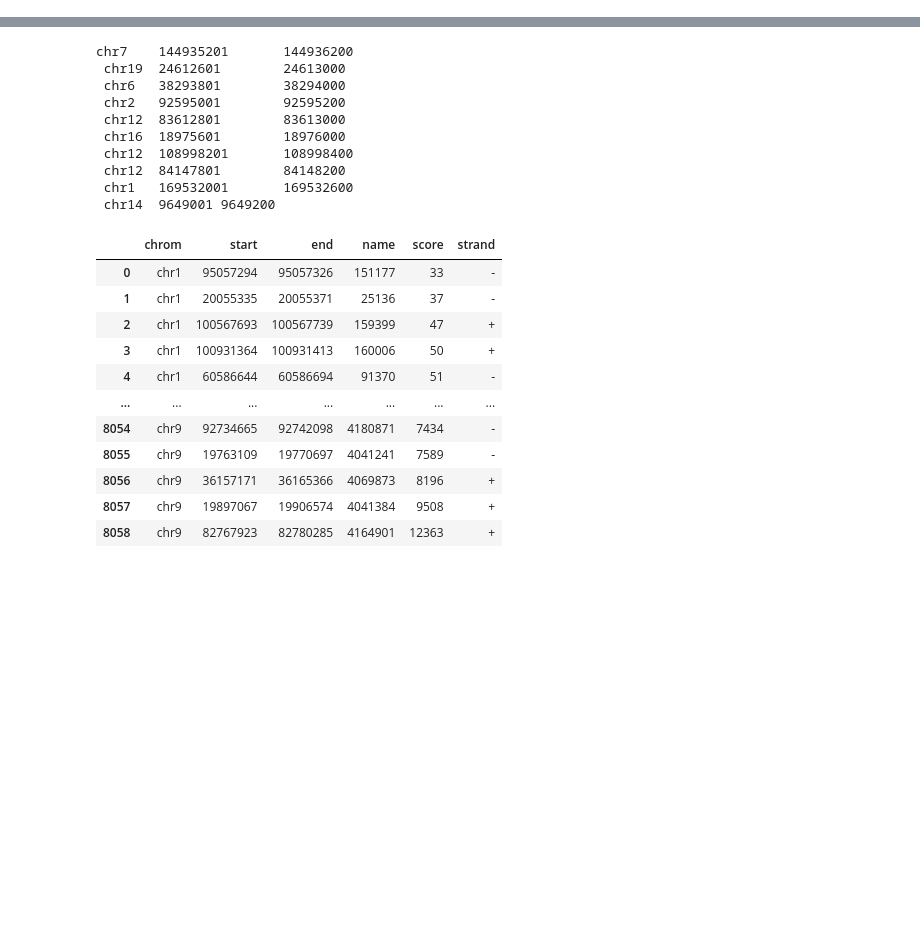
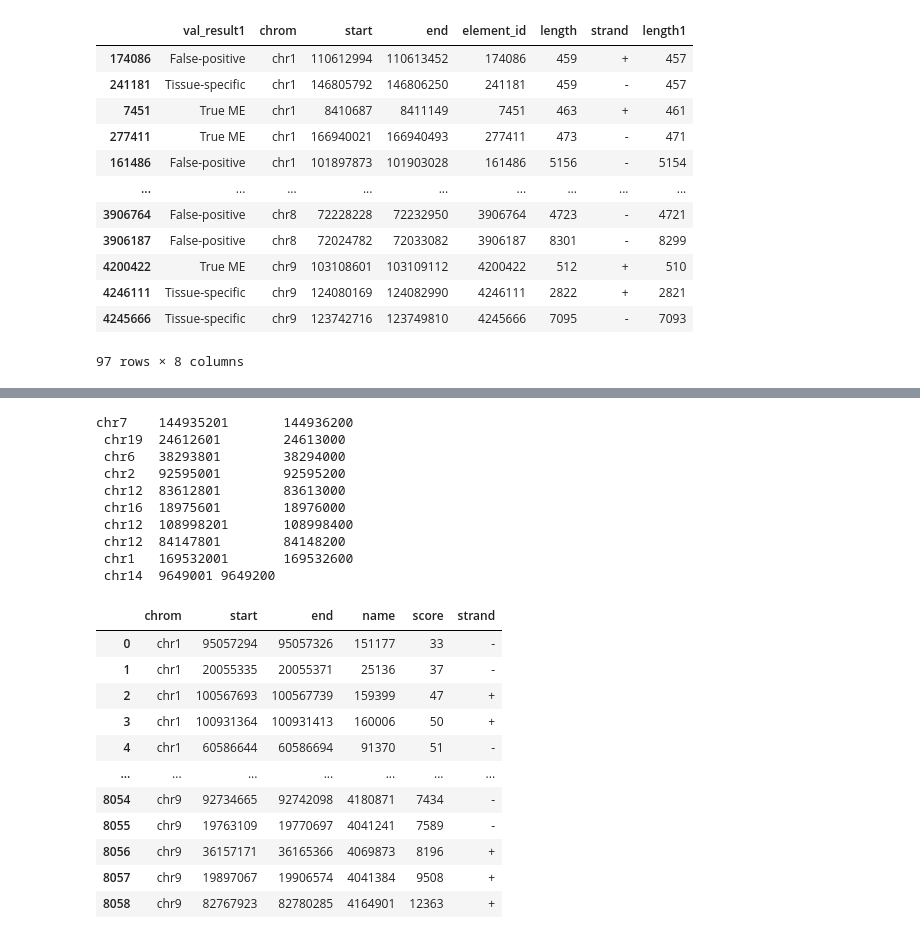
Before and after one commit to ooakley/VMIAP, a Jupyter notebook: Untitled.ipynb, the cells around one changed output, grey strips where cells are left out. Saved outputs shown, nothing was run; the diff lists cells and outputs as text; code cells hidden in the pictures; blank space fills up the shorter version.

```diff
--- a/Untitled.ipynb
+++ b/Untitled.ipynb
@@ -84,0 +10,41 @@ total_df = total_df.apply(check_intersection, axis=1, args=(val_df))
+# %%
+total_iap = pybedtools.BedTool(
+    "data/clean_beds/mm10.IAP.mended.extent.bed")
+validate_iap = pybedtools.BedTool(
+    "data/clean_beds/IAP_validation.July2019.stranded.bed")
+
+total_df = total_iap.to_dataframe()
+val_df = validate_iap.to_dataframe()
+
+val_df = val_df.rename(columns={"name": "strand", "strand": "score", "score": "gene", "itemRgb": "val_result"})
+total_df = total_df.rename(columns={"name": "element_id", "score": "length"})
+
+total_names = list(total_df.columns)
+val_names = list(val_df.columns)
+val_names = [e + "1" for e in val_names]
+col_names = []
+col_names.extend(val_names)
+col_names.extend(total_names)
+col_names.extend(["length1"])
+
+val_id_df = validate_iap.intersect(total_iap, wo=True).to_dataframe(names=col_names)
+val_id_df = val_id_df.drop(columns=val_names[:-1])
+
+total_df.index = total_df["element_id"].astype(int).to_list()
+val_id_df.index = val_id_df["element_id"].astype(int).to_list()
+
+val_id_df
+# %% [output]
+|  | val_result1 | chrom | start | end | element_id | length | strand | length1 |
+| 174086 | False-positive | chr1 | 110612994 | 110613452 | 174086 | 459 | + | 457 |
+| 241181 | Tissue-specific | chr1 | 146805792 | 146806250 | 241181 | 459 | - | 457 |
+| 7451 | True ME | chr1 | 8410687 | 8411149 | 7451 | 463 | + | 461 |
+| 277411 | True ME | chr1 | 166940021 | 166940493 | 277411 | 473 | - | 471 |
+| 161486 | False-positive | chr1 | 101897873 | 101903028 | 161486 | 5156 | - | 5154 |
+| ... | ... | ... | ... | ... | ... | ... | ... | ... |
+| 3906764 | False-positive | chr8 | 72228228 | 72232950 | 3906764 | 4723 | - | 4721 |
+| 3906187 | False-positive | chr8 | 72024782 | 72033082 | 3906187 | 8301 | - | 8299 |
+| 4200422 | True ME | chr9 | 103108601 | 103109112 | 4200422 | 512 | + | 510 |
+| 4246111 | Tissue-specific | chr9 | 124080169 | 124082990 | 4246111 | 2822 | + | 2821 |
+| 4245666 | Tissue-specific | chr9 | 123742716 | 123749810 | 4245666 | 7095 | - | 7093 |
+97 rows × 8 columns
```
Also changed, not shown: parts of 22 cells of this notebook, 2 other files.
